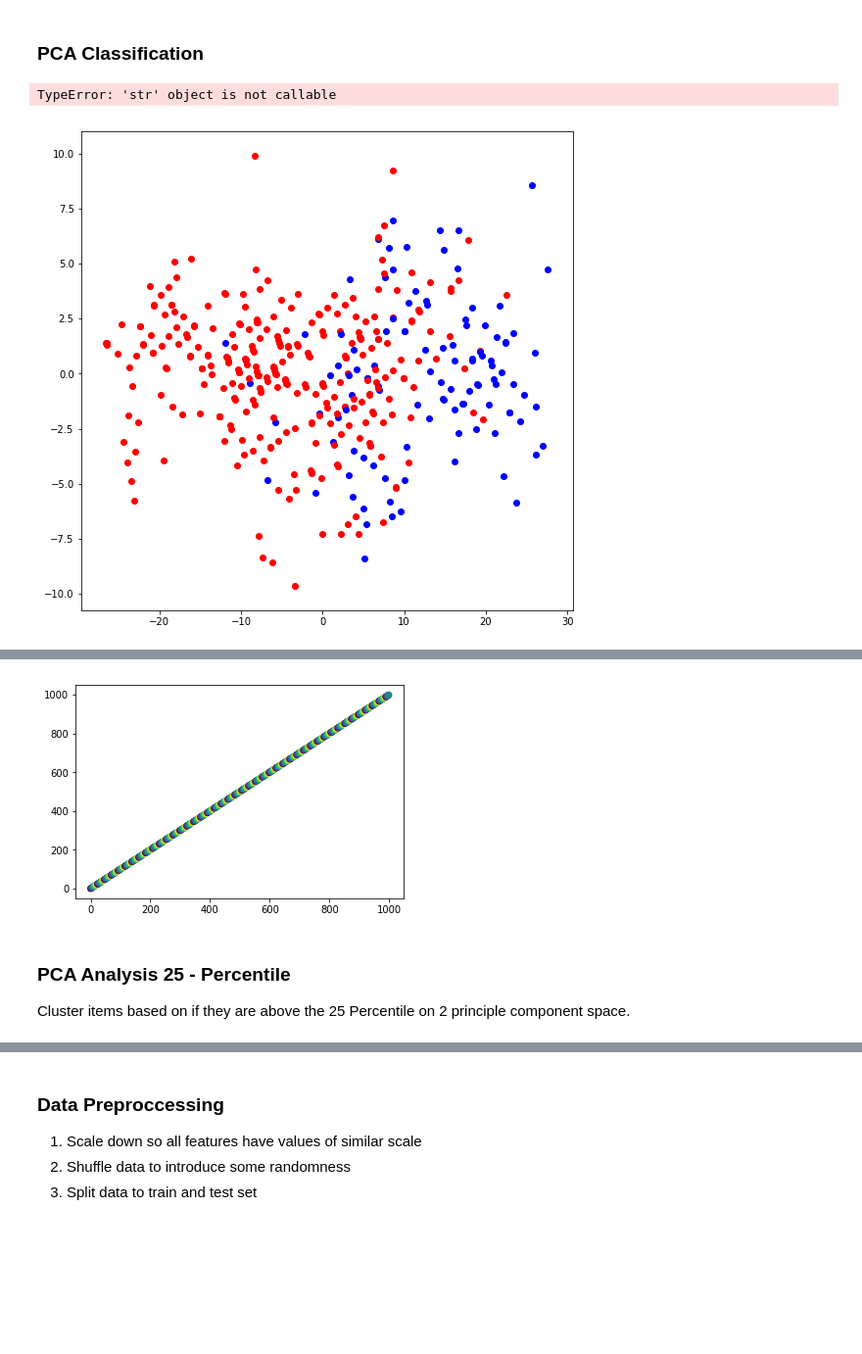
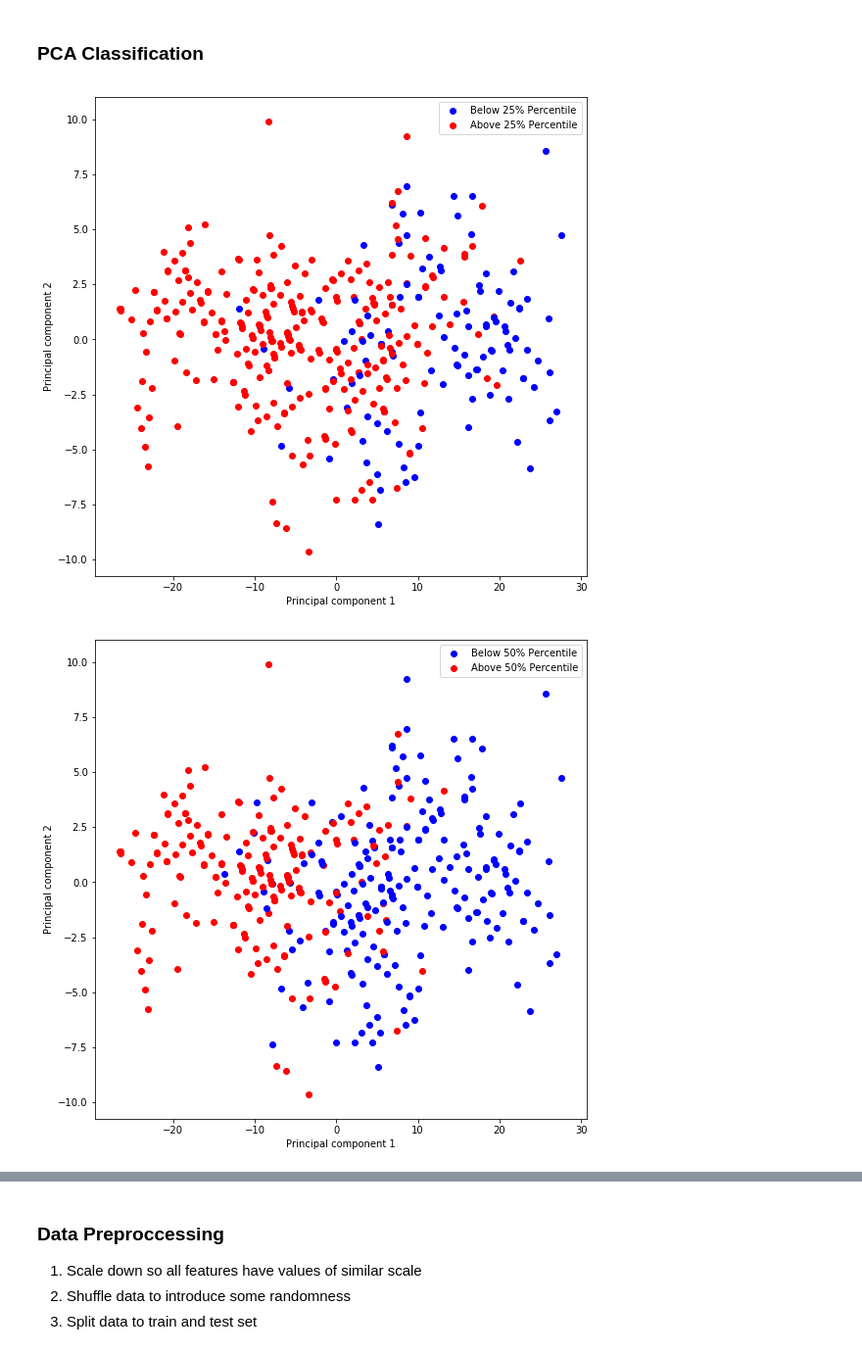
Before and after one commit to davinci26/ml_basic, a Jupyter notebook: Analysis.ipynb, the cells around one changed output, grey strips where cells are left out. Shown: that part at 98% size. Saved outputs shown, nothing was run; the diff lists cells and outputs as text; code cells hidden in the pictures; blank space fills up the shorter version.

```diff
--- a/Analysis.ipynb
+++ b/Analysis.ipynb
@@ -103,19 +103,25 @@ def PCA_Analysis(df):
 # %%
 X_PCA = X.drop(['Serial No.','Research'],axis=1)
 
-fig = plt.figure(figsize=(9,9))
-ax = fig.add_subplot(1, 1, 1)
+def percentile_analysis(percentile):
+    Y_Perc = [1 if item > np.percentile(Y, percentile) else 0 for item in Y]
+    fig = plt.figure(figsize=(9,9))
+    ax = fig.add_subplot(1, 1, 1)
 
-for x,y in zip(PCA_Analysis(X_PCA),Y_25):
-    if y > np.percentile(Y, 25):
-        red_items = ax.scatter(x[0], x[1],c="red",label ="Above 25% Percentile")
-    else:
-        blue_items = ax.scatter(x[0], x[1],c="blue",label ="Below 25% Percentile")
+    for x,y in zip(PCA_Analysis(X_PCA),Y_Perc):
+        if y > np.percentile(Y, 25):
+            red_items = ax.scatter(x[0], x[1],c="red",label ="Above {}% Percentile".format(percentile))
+        else:
+            blue_items = ax.scatter(x[0], x[1],c="blue",label ="Below {}% Percentile".format(percentile))
 
-plt.ylabel('Principal component 2')
-#plt.xlabel("Principal component 1")
-plt.legend(handles=[blue_items, red_items])
-plt.show()
+    plt.ylabel('Principal component 2')
+    plt.xlabel("Principal component 1")
+    plt.legend(handles=[blue_items, red_items])
+    plt.show()
+
+percentile_analysis(25)
+percentile_analysis(50)
+percentile_analysis(75)
 # %% [output]
-TypeError: 'str' object is not callable
-[figure, old version]
+[figure, new version]
+[figure, added]
@@ -122,12 +128,0 @@ TypeError: 'str' object is not callable
-# %%
-xy = np.zeros((2, 1000))
-xy[0] = range(1000)
-xy[1] = range(1000)
-colors = [int(i % 23) for i in xy[0]]
-plt.scatter(xy[0], xy[1], c=colors)
-plt.show()
-# %% [output]
-[figure, removed]
-# %% [markdown]
-### PCA Analysis 25 - Percentile ###
-Cluster items based on if they are above the 25 Percentile on 2 principle component space.
```
Also changed, not shown: parts of 6 cells of this notebook.
